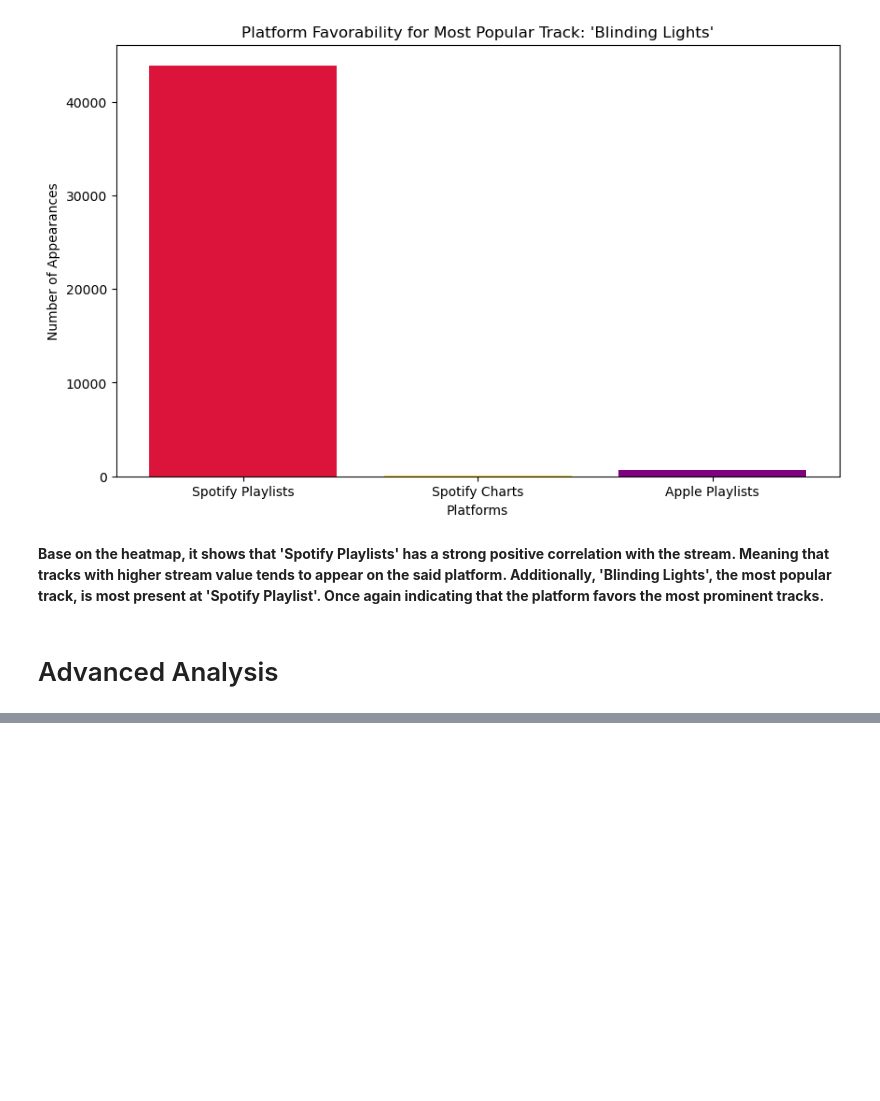
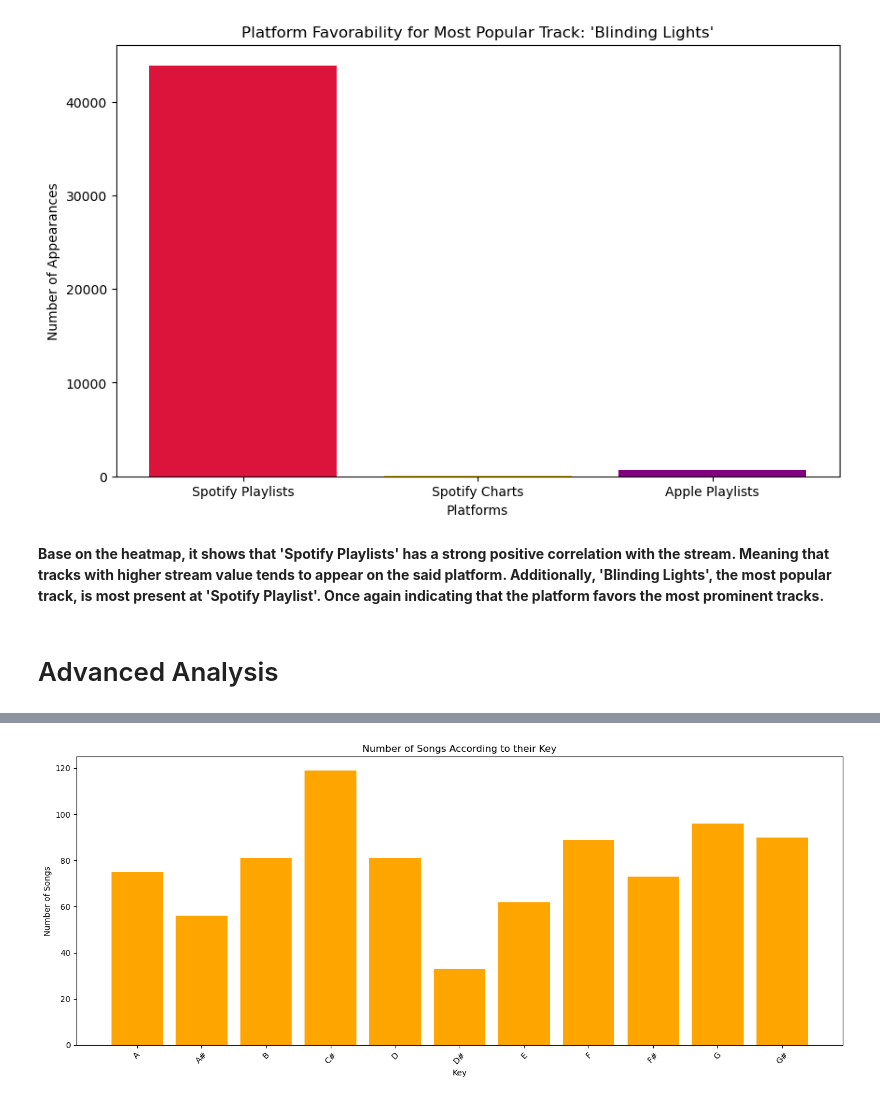
Before and after one commit to robss1130/ECE2112-Python-Exploratory_Data_Analysis, a Jupyter notebook: EDA_Spotify2023.ipynb, the cells around one changed output, grey strips where cells are left out. Saved outputs shown, nothing was run; the diff lists cells and outputs as text; code cells hidden in the pictures; blank space fills up the shorter version.

```diff
--- a/EDA_Spotify2023.ipynb
+++ b/EDA_Spotify2023.ipynb
@@ -485,0 +488,13 @@ plt.show()
+# %%
+# Exclude tracks with empty keys
+filtered_data = cleaned_data[cleaned_data['key'] != '"N/A"']
+
+# Get the total count, streams, and mean of each key and store in a variable
+key_counts = filtered_data['key'].value_counts().sort_index()
+key_total_streams = filtered_data.groupby('key')['streams'].sum()
+key_mean_streams = filtered_data.groupby('key')['streams'].mean()
+
+# Print results
+print("Key Counts:\n", key_counts)
+print("\nKey Total Streams:\n", key_total_streams)
+print("\nKey Mean Streams:\n", key_mean_streams)
@@ -485,0 +519,12 @@ plt.show()
+# %%
+# Plot the count of songs for each key
+plt.figure(figsize=(14, 6))
+plt.bar(key_counts.index, key_counts.values, color='Orange')
+plt.xlabel('Key')
+plt.ylabel('Number of Songs')
+plt.title('Number of Songs According to their Key')
+plt.xticks(rotation=45)
+plt.tight_layout()
+plt.show()
+# %% [output]
+[figure, added]
```
Also changed, not shown: parts of 24 cells of this notebook.
